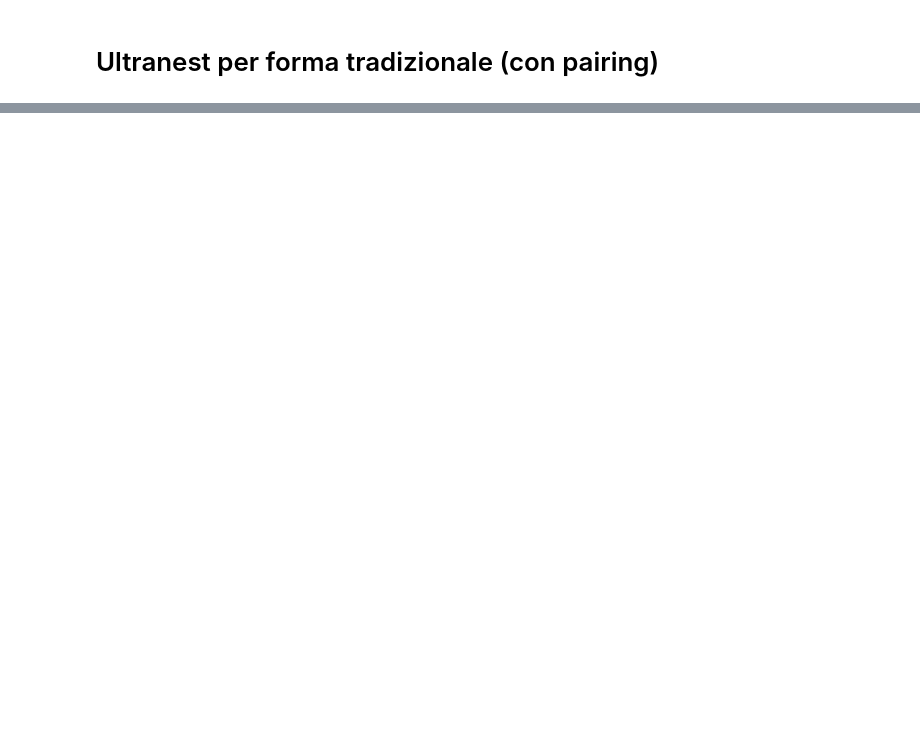
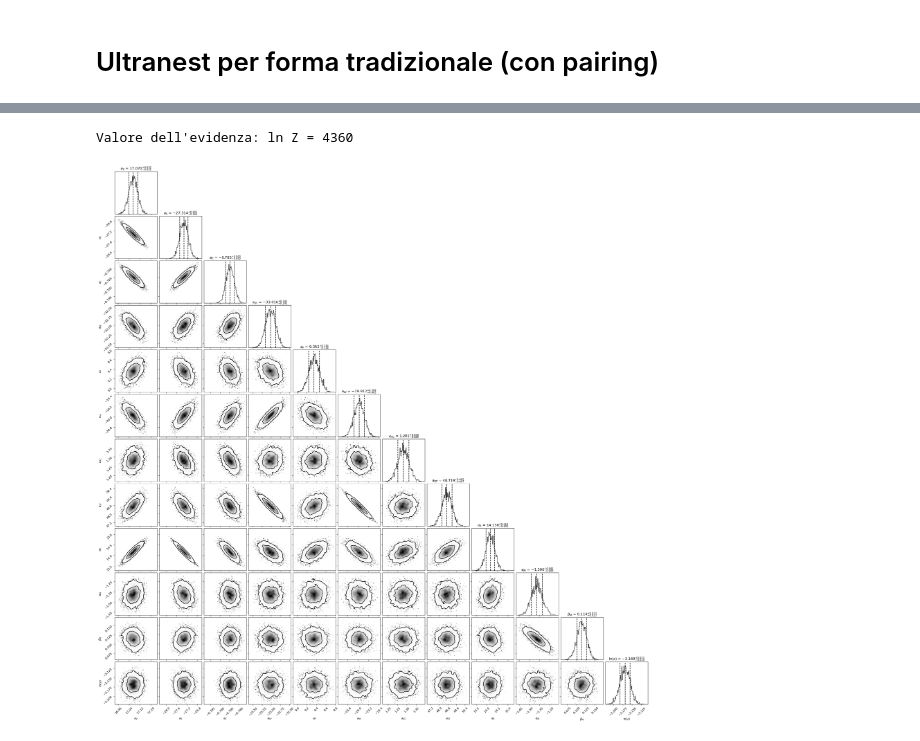
Before and after one commit to Lvetto/masse_nucleari, a Jupyter notebook: Esperienza_5.ipynb, the cells around one changed output, grey strips where cells are left out. Cells and saved outputs as stored; diff of their text form; code cells hidden in the pictures; blank space fills up the shorter version.

```diff
--- a/Esperienza_5.ipynb
+++ b/Esperienza_5.ipynb
@@ -263,0 +402,6 @@ axes = figure.axes
+# %%
+# Svolgiamo la run per il caso extended:
+
+list_of_params = ["aV", "aS", "aC", "aSY", "aP", "aW", "aXC", "aST", "aR", "alphaM", "betaM", "ln_epsilon"]
+sampler = ultranest.ReactiveNestedSampler(list_of_params, ln_likelihood_extended, prior_extended, vectorized=True)
+result_extended = sampler.run()
@@ -263,0 +419,28 @@ axes = figure.axes
+# %%
+# Corner plots:
+
+samples_extended = result_extended["samples"]
+evidence_extended = result_extended["logz"]
+labels = [r"$a_V$", r"$a_S$", r"$a_C$", r"$a_{SY}$", r"$a_P$", r"$a_W$", r"$a_{XC}$", r"$a_{ST}$", r"$a_R$", r"$\alpha _M$", r"$\beta _M$", r"$\ln (\epsilon)$"]
+
+print("\nValore dell'evidenza: ln Z = {:.0f}\n".format(evidence_extended))
+
+figure = corner.corner(
+    samples_extended,
+    labels=labels,
+    show_titles=True,
+    title_kwargs={"fontsize": 12},
+    title_fmt=".3f",
+    quantiles=[0.16, 0.5, 0.84],
+    plot_datapoints=True,
+    bins=100,
+    smooth=2.0,
+    levels=(0.68, 0.95)
+    #fill_contours=True,
+    #color="royalblue"
+)
+
+axes = figure.axes
+# %% [output]
+Valore dell'evidenza: ln Z = 4360
+[figure, added]
```
Also changed, not shown: parts of 15 cells of this notebook.
